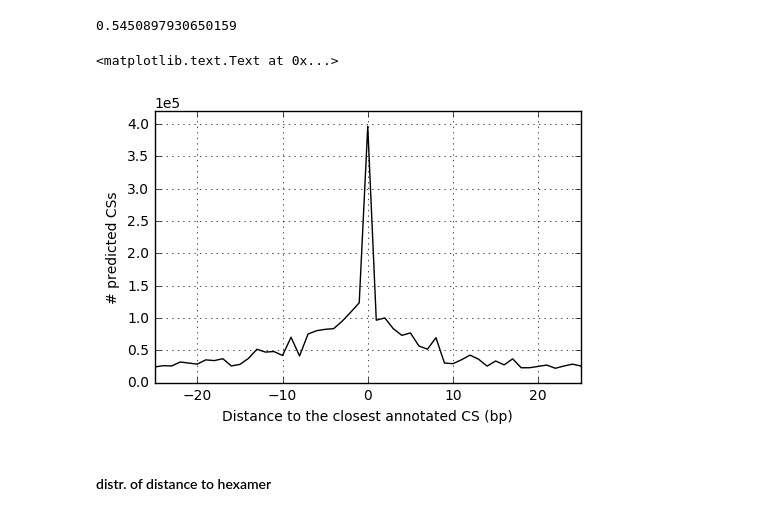
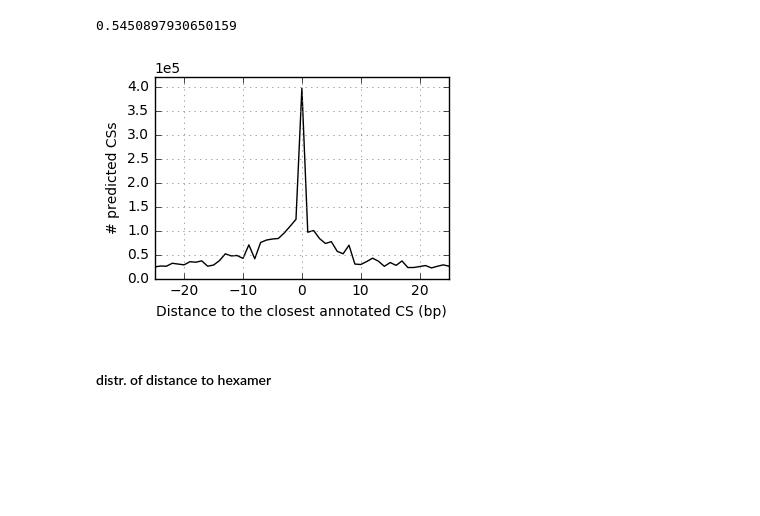
Before and after one commit to bcgsc/tasrkleat-TCGA-analysis-scripts, a Jupyter notebook: analysis-notebooks/CS-postprocessing/filter-based-on-APA-evidence-and-annotation.ipynb, the cells around one changed output. Drawn from its saved outputs; the diff is of its cells as text; code cells hidden in the pictures; blank space fills up the shorter version.

Commit message:
minor style improvement of figures

```diff
--- a/analysis-notebooks/CS-postprocessing/filter-based-on-APA-evidence-and-annotation.ipynb
+++ b/analysis-notebooks/CS-postprocessing/filter-based-on-APA-evidence-and-annotation.ipynb
@@ -205,23 +205,22 @@ cdf.query('NDA <= 10').shape[0] / cdf.shape[0]
 # %% [output]
 0.5450897930650159
 # %%
-fig = plt.figure(figsize=(5.5, 3.5))
+fig = plt.figure(figsize=(3.8, 2.6))
 ax = fig.add_subplot(111)
 
 ax = cdf['signed_NDA'].value_counts().sort_index().plot(lw=1, color='black', label='distance to an annotated CS')
 ax.set_xlim(-25, 25)
 ax.set_ylim(0, 4.2e5)
 # ax.set_yscale('log')
-ax.grid()
+ax.grid(lw=0.5, color='gray')
 ax.ticklabel_format(style='sci', axis='y', scilimits=(0, 2))
 ax.set_xlabel('Distance to the closest annotated CS (bp)')
 ax.set_ylabel('# predicted CSs')
 
 # ax.legend()
-# plt.savefig('./results/figs/distr-of-NDA.jpg', bbox_inches='tight', dpi=350)
+plt.savefig('../__results/figs/distr-of-non-signed-distance-to-annotated-clv.jpg', bbox_inches='tight', dpi=500)
 # %% [output]
-<matplotlib.text.Text at 0x...>
-[figure, old version]
+[figure, new version]
 # %% [markdown]
 #### distr. of distance to hexamer
 # %%
```
Also changed, not shown: parts of 5 cells of this notebook, 3 other files.
